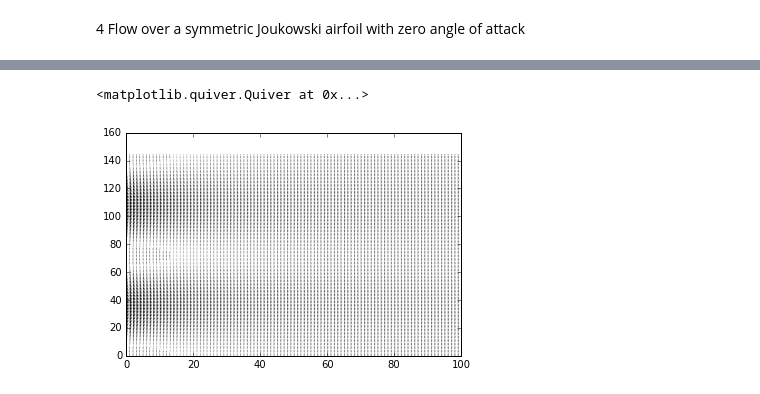
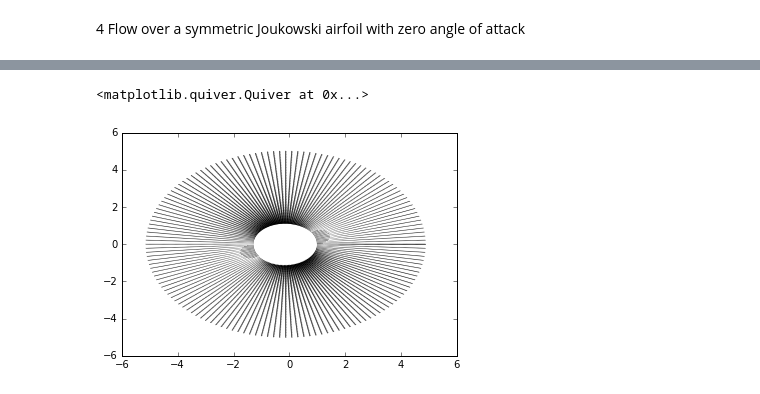
Before and after one commit to wuxuetianzi/mae6226-workspace, a Jupyter notebook: assignment2.ipynb, the cells around one changed output, grey strips where cells are left out. Saved outputs shown, nothing was run; the diff lists cells and outputs as text; code cells hidden in the pictures.

```diff
--- a/assignment2.ipynb
+++ b/assignment2.ipynb
@@ -209,11 +210,13 @@ def get_velocity_doublet(strength, xd, yd, X, Y):
     return u, v
 # %%
 u_doublet, v_doublet = get_velocity_doublet(kappa, A, B, X1, Y1)
+u_freestream = u_inf * numpy.ones((145, 100), dtype=float)
+v_freestream = numpy.zeros((145, 100), dtype=float)
 
-u = 1 + u_doublet
-v = 0 + v_doublet
+u = u_freestream + u_doublet
+v = v_freestream + v_doublet
 # %%
-pyplot.quiver(u,v)
+pyplot.quiver(X1,Y1,u,v)
 # %% [output]
 <matplotlib.quiver.Quiver at 0x...>
-[figure, old version]
+[figure, new version]
```
Also changed, not shown: parts of 38 cells of this notebook.
